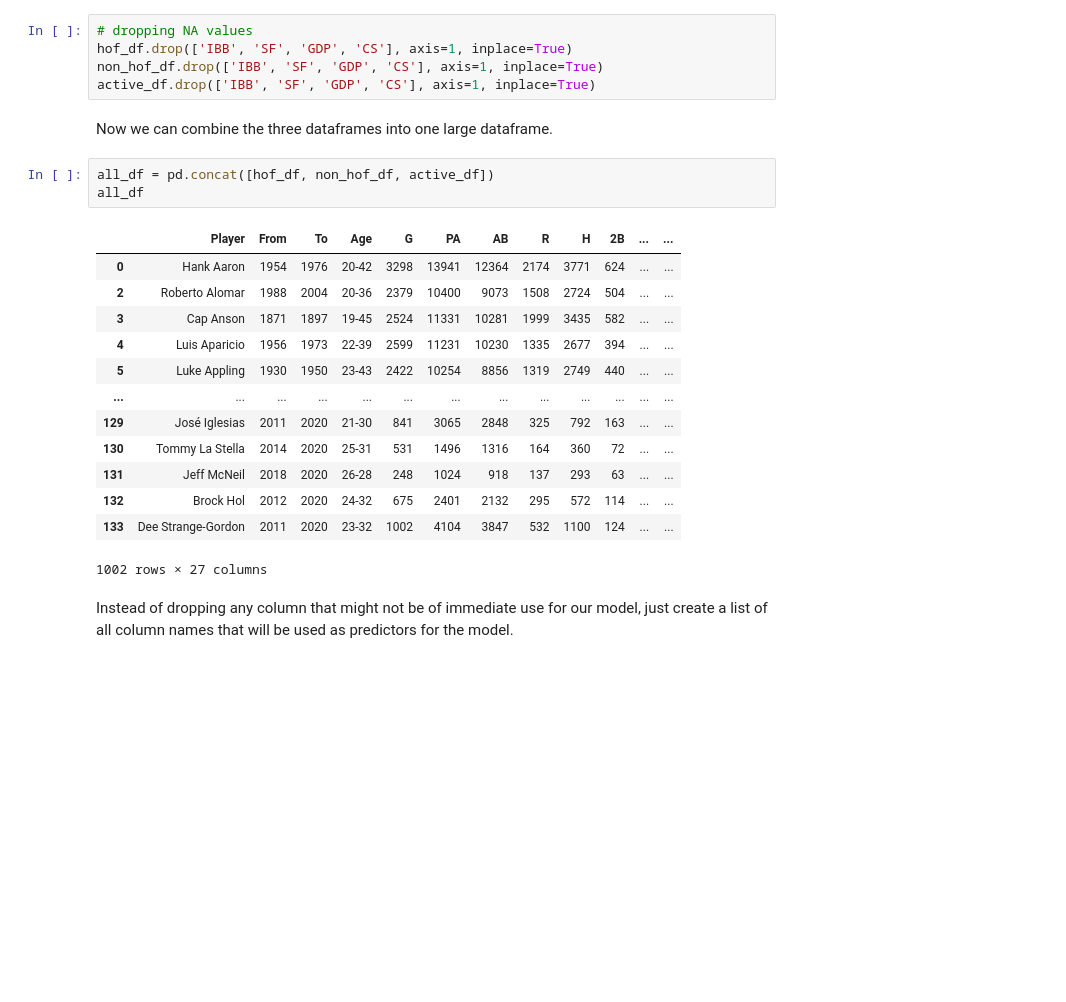
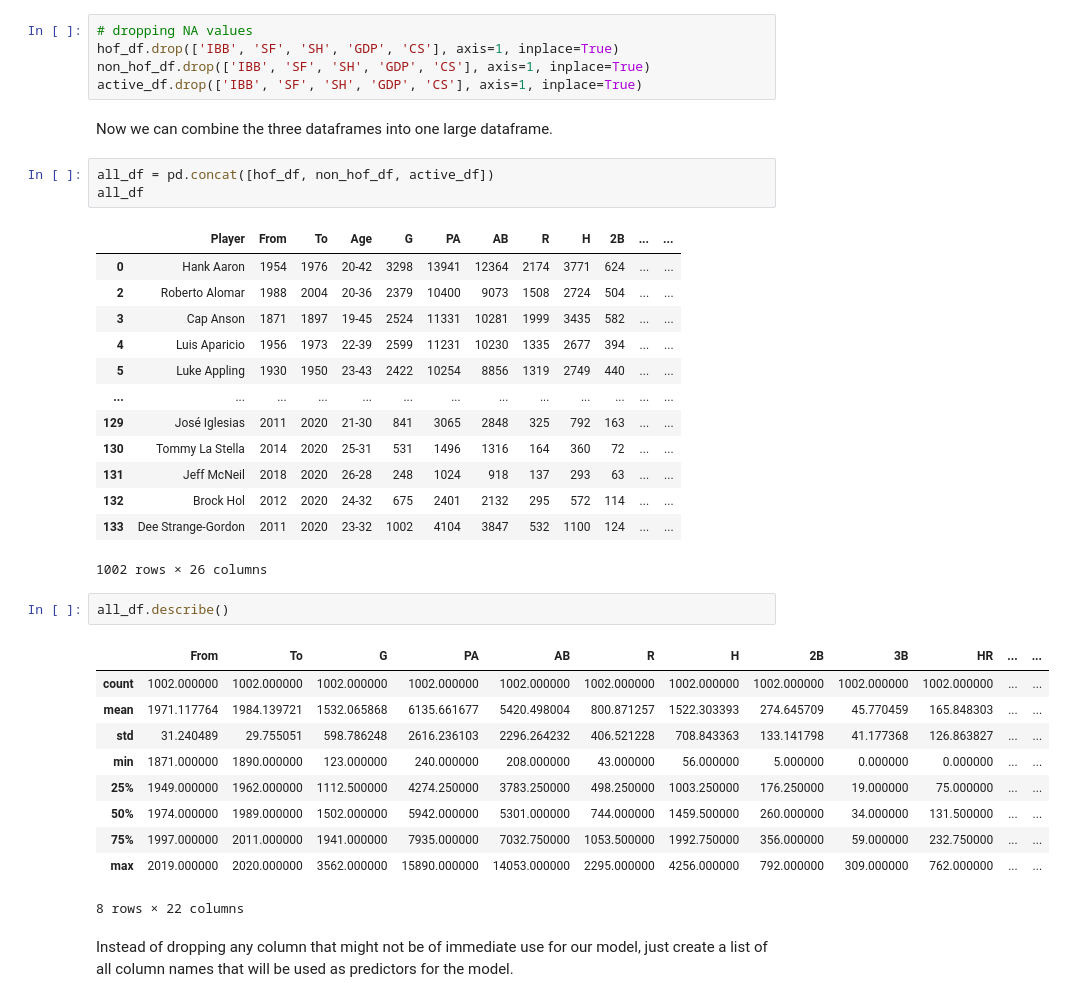
Before and after one commit to hoganbyun/Identifying_Undervalued_Sports-Cards, a Jupyter notebook: project_code.ipynb, the cells around one changed output. Saved outputs shown, nothing was run; the diff lists cells and outputs as text; blank space fills up the shorter version.

```diff
--- a/project_code.ipynb
+++ b/project_code.ipynb
@@ -215,9 +247,9 @@ No missing values for Active players.
 Drop all columns with missing values. For consistency, any column dropped must be dropped in the other columns as well.
 # %%
 # dropping NA values
-hof_df.drop(['IBB', 'SF', 'GDP', 'CS'], axis=1, inplace=True)
-non_hof_df.drop(['IBB', 'SF', 'GDP', 'CS'], axis=1, inplace=True)
-active_df.drop(['IBB', 'SF', 'GDP', 'CS'], axis=1, inplace=True)
+hof_df.drop(['IBB', 'SF', 'SH', 'GDP', 'CS'], axis=1, inplace=True)
+non_hof_df.drop(['IBB', 'SF', 'SH', 'GDP', 'CS'], axis=1, inplace=True)
+active_df.drop(['IBB', 'SF', 'SH', 'GDP', 'CS'], axis=1, inplace=True)
 # %% [markdown]
 Now we can combine the three dataframes into one large dataframe.
 # %%
@@ -236,7 +268,20 @@ all_df
 | 131 | Jeff McNeil | 2018 | 2020 | 26-28 | 248 | 1024 | 918 | 137 | 293 | 63 | ... | ... |
 | 132 | Brock Hol | 2012 | 2020 | 24-32 | 675 | 2401 | 2132 | 295 | 572 | 114 | ... | ... |
 | 133 | Dee Strange-Gordon | 2011 | 2020 | 23-32 | 1002 | 4104 | 3847 | 532 | 1100 | 124 | ... | ... |
-1002 rows × 27 columns
+1002 rows × 26 columns
+# %%
+all_df.describe()
+# %% [output]
+|  | From | To | G | PA | AB | R | H | 2B | 3B | HR | ... | ... |
+| count | 1002.000000 | 1002.000000 | 1002.000000 | 1002.000000 | 1002.000000 | 1002.000000 | 1002.000000 | 1002.000000 | 1002.000000 | 1002.000000 | ... | ... |
+| mean | 1971.117764 | 1984.139721 | 1532.065868 | 6135.661677 | 5420.498004 | 800.871257 | 1522.303393 | 274.645709 | 45.770459 | 165.848303 | ... | ... |
+| std | 31.240489 | 29.755051 | 598.786248 | 2616.236103 | 2296.264232 | 406.521228 | 708.843363 | 133.141798 | 41.177368 | 126.863827 | ... | ... |
+| min | 1871.000000 | 1890.000000 | 123.000000 | 240.000000 | 208.000000 | 43.000000 | 56.000000 | 5.000000 | 0.000000 | 0.000000 | ... | ... |
+| 25% | 1949.000000 | 1962.000000 | 1112.500000 | 4274.250000 | 3783.250000 | 498.250000 | 1003.250000 | 176.250000 | 19.000000 | 75.000000 | ... | ... |
+| 50% | 1974.000000 | 1989.000000 | 1502.000000 | 5942.000000 | 5301.000000 | 744.000000 | 1459.500000 | 260.000000 | 34.000000 | 131.500000 | ... | ... |
+| 75% | 1997.000000 | 2011.000000 | 1941.000000 | 7935.000000 | 7032.750000 | 1053.500000 | 1992.750000 | 356.000000 | 59.000000 | 232.750000 | ... | ... |
+| max | 2019.000000 | 2020.000000 | 3562.000000 | 15890.000000 | 14053.000000 | 2295.000000 | 4256.000000 | 792.000000 | 309.000000 | 762.000000 | ... | ... |
+8 rows × 22 columns
 # %% [markdown]
 Instead of dropping any column that might not be of immediate use for our model, just create a list of all column names that will be used as predictors for the model.
 # %%
```
Also changed, not shown: parts of 15 cells of this notebook.
